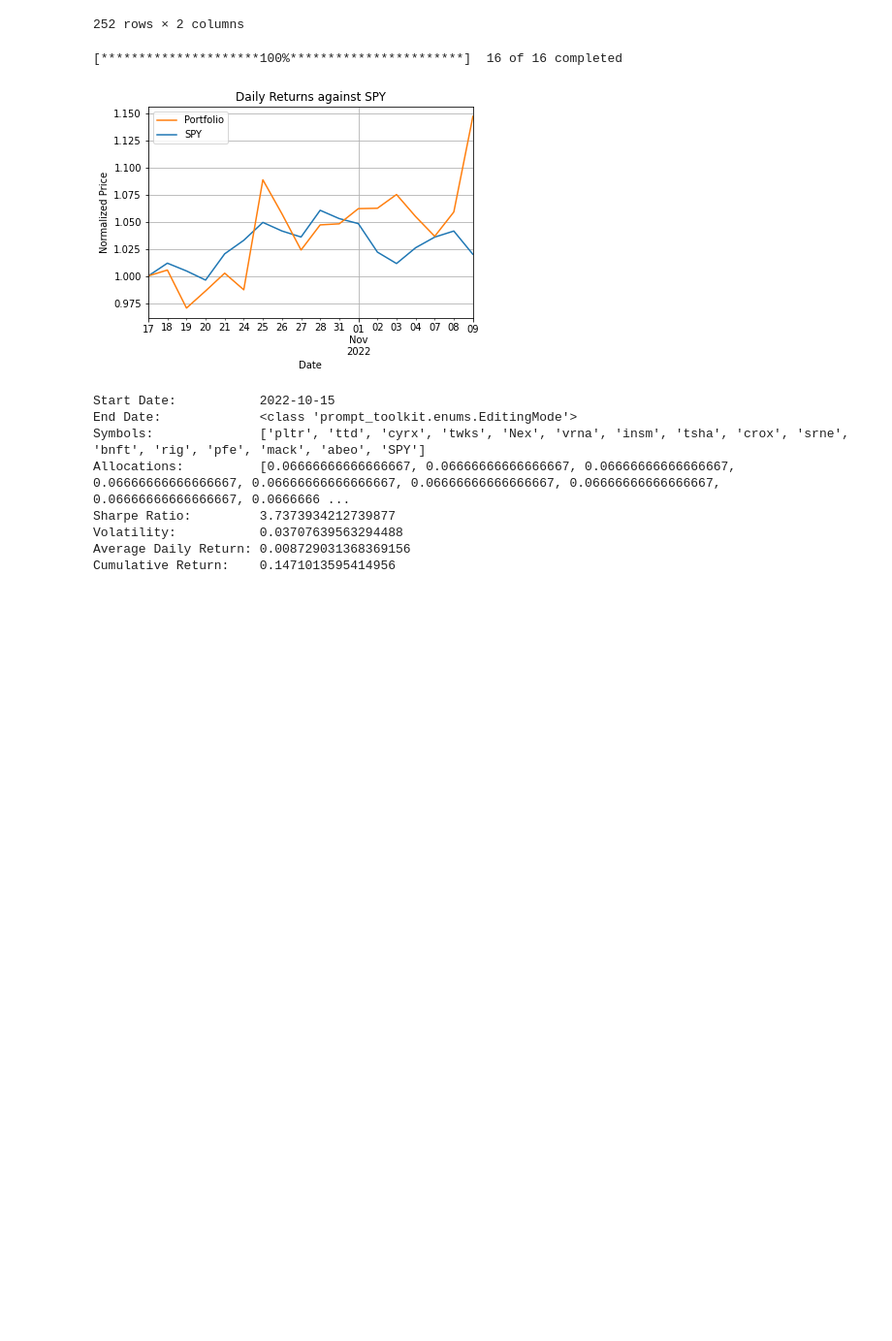
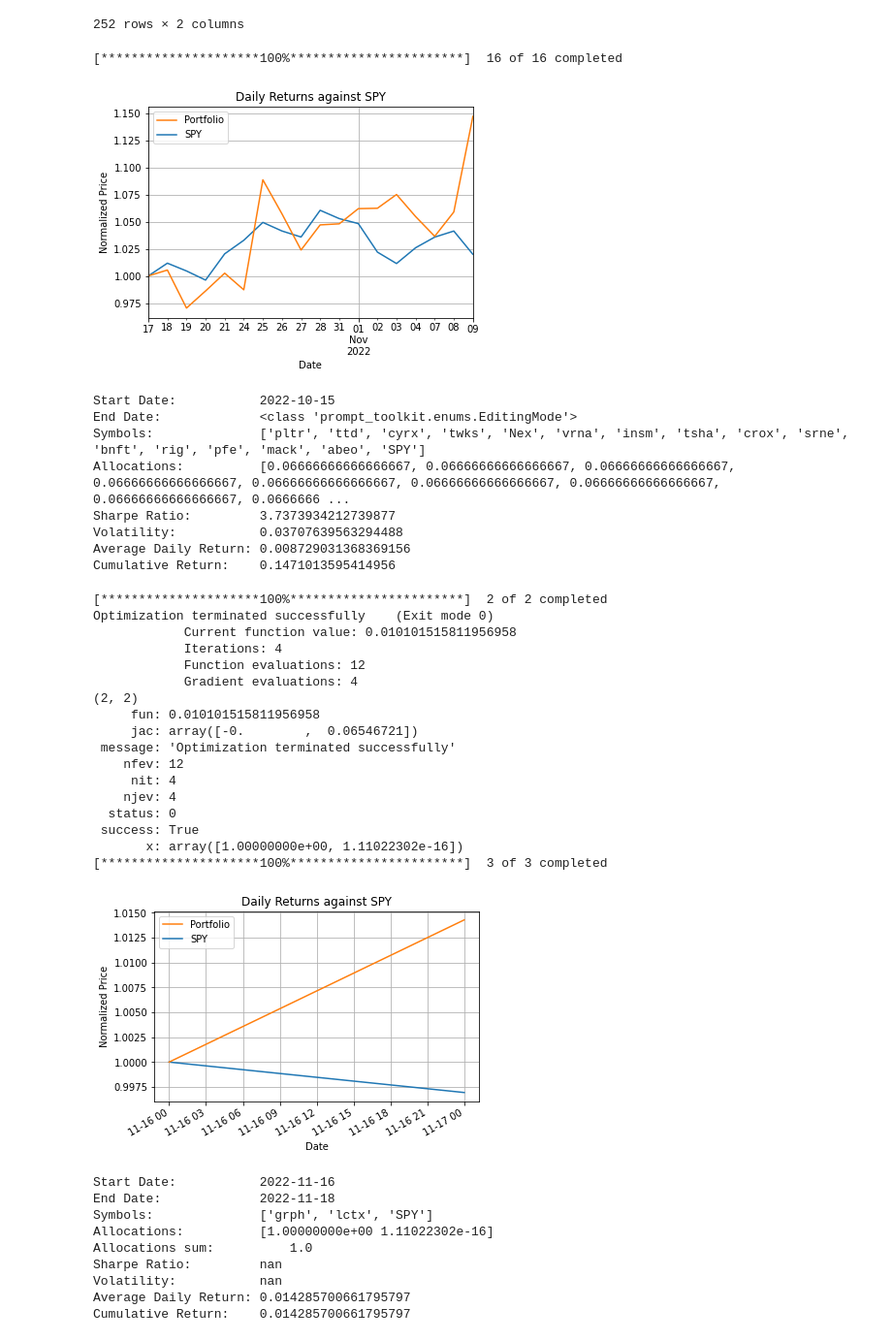
Before and after one commit to shoaibwaheed/finance, a Jupyter notebook: profolio_analytics.ipynb, the cells around one changed output. Shown at 97% size. Drawn from its saved outputs; the diff is of its cells as text; code cells hidden in the pictures; blank space fills up the shorter version.

```diff
--- a/profolio_analytics.ipynb
+++ b/profolio_analytics.ipynb
@@ -200,9 +201,9 @@ Average Daily Return: 0.008729031368369156
 Cumulative Return:    0.1471013595414956
 # %%
 def compute_sddr(alloc, df_norm):
+
     allocation = df_norm * alloc
     portfolio  = allocation.sum(axis = 1)
-
     #Compute daily returns below
     d_returns       = portfolio.copy()
     d_returns       = (portfolio / portfolio.shift(1)) - 1
@@ -225,26 +226,37 @@ def optimize_portfolio(sd, ed, \
            sddr = standard deviation of daily return
            sr   = sharpe ratio
     """
-    addSPY = True
+    addSPY = False
     prices_all = get_data(syms,addSPY, sd,ed)  # automatically adds SPY
-    df = prices_all.copy()
-    print(df.shape)
-    df = df.drop(['SPY'], axis=1)
-    df_SPY = prices_all['SPY']
-    prices = df
+
+    df = copy.deepcopy(prices_all)
+
+    if 'SPY' in df.columns:
+      df = df.drop(['SPY'], axis=1)
+      df_SPY = prices_all['SPY']
+
 
     start_val = 1000
     risk_free_rate = 0.0
     sample_freq = 252
 
-    df_norm = prices / prices.iloc[0]
+
+    df_norm = df / df.iloc[0]
+
+
     allocs_i = [1./len(syms)] * len(syms) #Initial conditions for minimizer function
     boundary_c = ([0., 1.],) * len(syms) #Boundary condition for allocation values
 
+
     allocs = spo.minimize(compute_sddr, allocs_i, args = (df_norm,), method = 'SLSQP',\
-                             options={'disp' : False}, bounds= boundary_c, \
+                             options={'disp' : True}, bounds= boundary_c, \
                              constraints = ({'type':'eq', 'fun' : lambda allocs : 1.0 - allocs.sum()})) #Constrain expected output
 
+
+
+
+    print(df.shape)
+    print(allocs)
     # find the allocations for the optimal portfolio
     cr, adr, sddr, sr,ev = assess_portfolio(sd, ed, syms, allocs.x, 1,risk_free_rate,sample_freq, gen_plot = gen_plot)
 
@@ -252,29 +264,58 @@ def optimize_portfolio(sd, ed, \
 # %%
 def test_code():
     # This function WILL NOT be called by the auto grader
     # Do not assume that any variables defined here are available to your function/code
     # It is only here to help you set up and test your code
 
     # Define input parameters
     # Note that ALL of these values will be set to different values by
     # the autograder!
 
-    sd = '2022-10-15'
-    ed = '2022-11-10'
+    sd = '2022-11-16'
+    ed = '2022-11-18'
     #symbols = ['pltr','ttd','cyrx','twks','Nex','vrna','insm','tsha','crox','srne','bnft','rig','pfe','mack','abeo']
-    symbols = ['qcom','goog']
+    symbols = ['grph','lctx']
     # Assess the portfolio
     allocations, cr, adr, sddr, sr = optimize_portfolio(sd = sd, ed = ed,\
         syms = symbols, \
-        gen_plot = False)
+        gen_plot = True)
 
     print("Start Date:          ", sd)
     print("End Date:            ", ed)
     print("Symbols:             ", symbols)
     print("Allocations:         ", allocations)
+    print("Allocations sum:         ", sum(allocations))
     print("Sharpe Ratio:        ", sr)
     print("Volatility:          ", sddr)
     print("Average Daily Return:", adr)
     print("Cumulative Return:   ", cr)
 if __name__ == "__main__":
     test_code()
+# %% [output]
+[*********************100%***********************]  2 of 2 completed
+Optimization terminated successfully    (Exit mode 0)
+            Current function value: 0.010101515811956958
+            Iterations: 4
+            Function evaluations: 12
+            Gradient evaluations: 4
+(2, 2)
+     fun: 0.010101515811956958
+     jac: array([-0.        ,  0.06546721])
+ message: 'Optimization terminated successfully'
+    nfev: 12
+     nit: 4
+    njev: 4
+  status: 0
+ success: True
+       x: array([1.00000000e+00, 1.11022302e-16])
+[*********************100%***********************]  3 of 3 completed
+[figure, added]
+Start Date:           2022-11-16
+End Date:             2022-11-18
+Symbols:              ['grph', 'lctx', 'SPY']
+Allocations:          [1.00000000e+00 1.11022302e-16]
+Allocations sum:          1.0
+Sharpe Ratio:         nan
+Volatility:           nan
+Average Daily Return: 0.014285700661795797
+Cumulative Return:    0.014285700661795797
```
Also changed, not shown: parts of 3 cells of this notebook.
